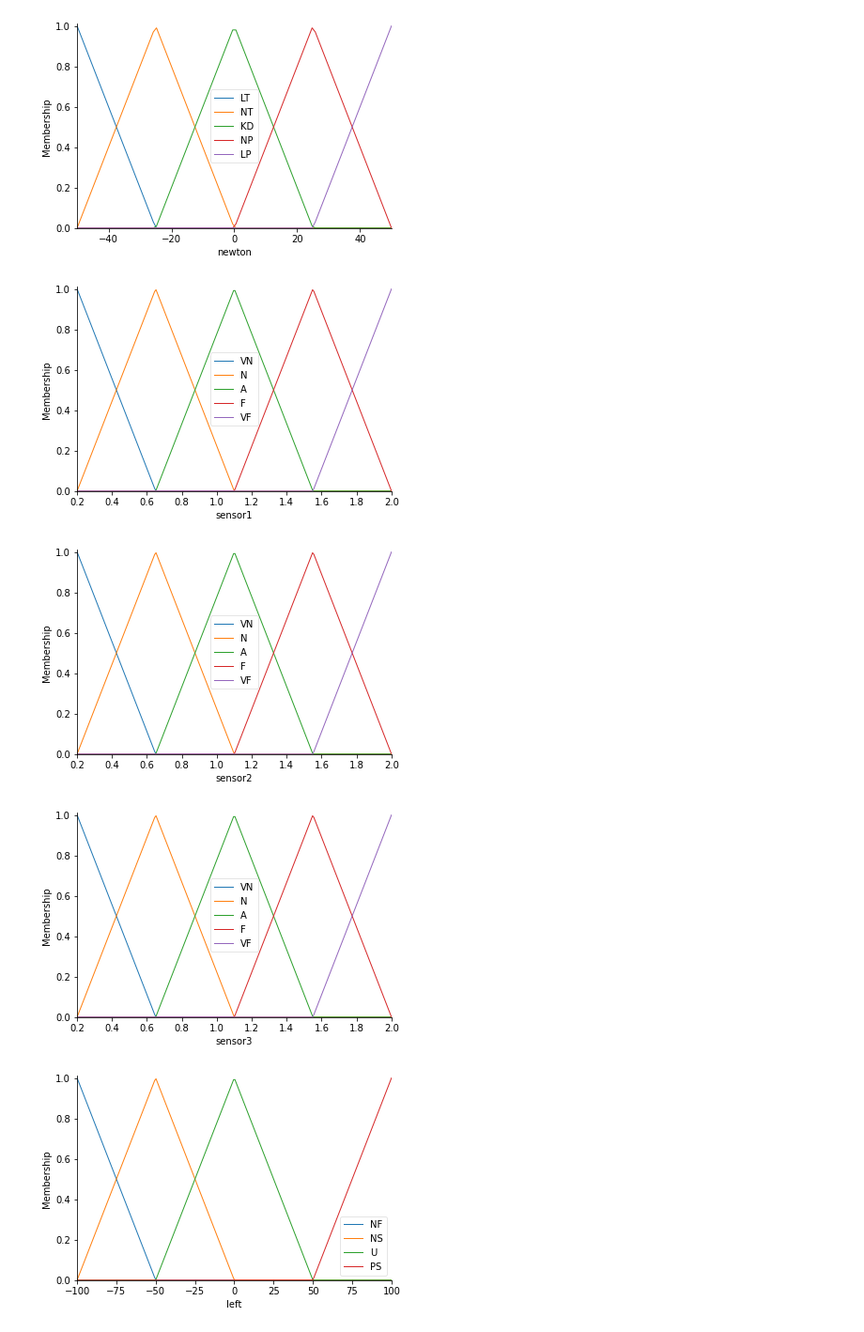
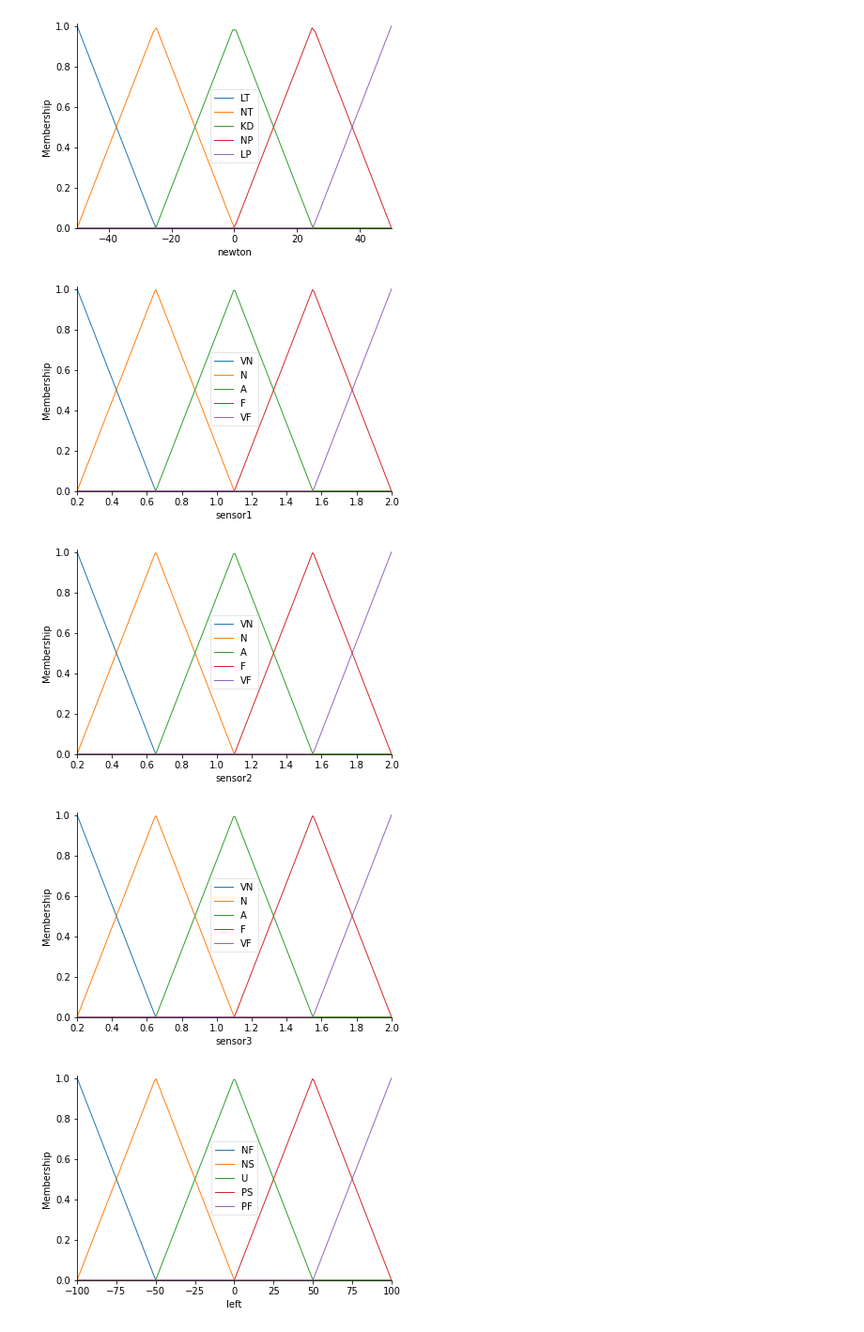
Before and after one commit to NguyenHoang127/AI_Exercise_2, a Jupyter notebook: Exercise_Fuzzy_AI_Adaptive_Neural_Fuzzy_20146195_Doan_Nguyen_Hoang.ipynb, the cells around one changed output. Shown at 94% size. Drawn from its saved outputs; the diff is of its cells as text; code cells hidden in the pictures.

```diff
--- a/Exercise_Fuzzy_AI_Adaptive_Neural_Fuzzy_20146195_Doan_Nguyen_Hoang.ipynb
+++ b/Exercise_Fuzzy_AI_Adaptive_Neural_Fuzzy_20146195_Doan_Nguyen_Hoang.ipynb
@@ -155,7 +155,7 @@ rule4 = ctrl.Rule(antecedent=((anpha['LP']&daoham['0'])|(anpha['LN']&daoham['1']
                               ,consequent=newton['LT'],label = 'tacdonglucLonTuTraiQua')
 
 system = ctrl.ControlSystem(rules = [rule0,rule1,rule2,rule3,rule4])
-sim = ctrl.ControlSystemSimulation(system,flush_after_run=180180+1)
+sim = ctrl.ControlSystemSimulation(system,flush_after_run=180*180+1)
 
 upsampled = np.linspace(-90,90,180)
 x,y = np.meshgrid(upsampled,upsampled)
@@ -210,36 +210,107 @@ sensor2 = ctrl.Antecedent(data_sensor,'sensor2') #Bên trái robot
 sensor3 = ctrl.Antecedent(data_sensor,'sensor3') #Bên phải robot
 
 left = ctrl.Consequent(data_velocity,'left')
 right = ctrl.Consequent(data_velocity,'right')
 
 # Vẽ Membership tự động
 input_data = ['VN','N','A','F','VF'] #Very_Near - Near - Average - Far - Very Far
-output_data = ['NF','NS','U','PS','PS'] #Negative_Fast - Negative_Slow - Unchanged - Positive_Slow - Positive_Fast
+output_data = ['NF','NS','U','PS','PF'] #Negative_Fast - Negative_Slow - Unchanged - Positive_Slow - Positive_Fast
 
 sensor1.automf(names = input_data)
 sensor2.automf(names = input_data)
 sensor3.automf(names = input_data)
 
 left.automf(names = output_data)
 right.automf(names = output_data)
 
 #Xây dựng luật
-rule0 = ctrl.Rule(antecedent=((sensor1['LN']&daoham['-2'])|(sensor1['N']&daoham['-2'])
-                              |(sensor1['LN']&daoham['-1'])|(sensor1['LN']&daoham['0']))
-                              ,consequent=newton['LP'],label = 'tacdonglucLonTuPhaiQua')
+rule0 = ctrl.Rule(antecedent=((sensor1['VN']&sensor2['VN']&sensor3['VN'])|(sensor1['N']&sensor2['N']&sensor3['N']))
+                              ,consequent=((left['NF']),(right['NF'])),label = 'Di_Lui_Nhanh')
 
+rule1 = ctrl.Rule(antecedent=((sensor1['N']&sensor2['N']&sensor3['F'])|(sensor1['N']&sensor2['N']&sensor3['VF'])|
+                              (sensor1['N']&sensor2['N']&sensor3['A'])|(sensor1['N']&sensor2['F']&sensor3['F'])
+                              |(sensor1['N']&sensor2['A']&sensor3['F'])|(sensor1['N']&sensor2['F']&sensor3['A']))
+                              ,consequent=((left['PS']),(right['NS'])),label = 'Quay_Phai_Cham')
+
+rule2 = ctrl.Rule(antecedent=((sensor1['VN']&sensor2['VN']&sensor3['VF'])|(sensor1['VN']&sensor2['VN']&sensor3['VF'])|
+                              (sensor1['VN']&sensor2['VN']&sensor3['A'])|(sensor1['VN']&sensor2['F']&sensor3['F'])
+                              |(sensor1['VN']&sensor2['A']&sensor3['F'])|(sensor1['VN']&sensor2['F']&sensor3['A']))
+                              ,consequent=((left['PF']),(right['NF'])),label = 'Quay_Phai_Nhanh')
+
+rule3 = ctrl.Rule(antecedent=((sensor1['N']&sensor2['F']&sensor3['N'])|(sensor1['N']&sensor2['VF']&sensor3['N'])
+                              |(sensor1['N']&sensor2['A']&sensor3['N'])|(sensor1['F']&sensor2['F']&sensor3['N'])
+                              |(sensor1['F']&sensor2['A']&sensor3['N'])|(sensor1['A']&sensor2['F']&sensor3['N']))
+                              ,consequent=((left['NS']),(right['PS'])),label = 'Quay_Trai_Cham')
+
+rule4 = ctrl.Rule(antecedent=((sensor1['VN']&sensor2['F']&sensor3['VN'])|(sensor1['VN']&sensor2['VF']&sensor3['VN'])
+                              |(sensor1['VN']&sensor2['A']&sensor3['VN'])|(sensor1['F']&sensor2['F']&sensor3['VN'])
+                              |(sensor1['F']&sensor2['A']&sensor3['VN'])|(sensor1['A']&sensor2['F']&sensor3['VN']))
+                              ,consequent=((left['NF']),(right['PF'])),label = 'Quay_Trai_Nhanh')
+
+rule5 = ctrl.Rule(antecedent=((sensor1['VN']&sensor2['F']&sensor3['VN'])|(sensor1['VN']&sensor2['VF']&sensor3['VN'])
+                              |(sensor1['VN']&sensor2['A']&sensor3['VN']))
+                              ,consequent=((left['NS']),(right['NS'])),label = 'Di_Lui_Cham')
+
+rule6 = ctrl.Rule(antecedent=((sensor1['VF']&sensor2['VF']&sensor3['VF']))
+                              ,consequent=((left['PF']),(right['PF'])),label = 'Di_Tien_Nhanh')
+
+rule7 = ctrl.Rule(antecedent=((sensor1['F']&sensor2['F']&sensor3['F'])|(sensor1['F']&sensor2['F']&sensor3['A'])
+                              |(sensor1['F']&sensor2['A']&sensor3['F'])|(sensor1['A']&sensor2['F']&sensor3['F'])
+                              |(sensor1['VF']&sensor2['F']&sensor3['VF'])|(sensor1['F']&sensor2['VF']&sensor3['VF'])
+                              |(sensor1['A']&sensor2['F']&sensor3['A'])|(sensor1['VF']&sensor2['F']&sensor3['F'])
+                              |(sensor1['F']&sensor2['VF']&sensor3['F'])|(sensor1['F']&sensor2['F']&sensor3['VF'])
+                              |(sensor1['VF']&sensor2['F']&sensor3['A'])|(sensor1['A']&sensor2['F']&sensor3['VF'])
+                              |(sensor1['F']&sensor2['VF']&sensor3['A'])|(sensor1['F']&sensor2['A']&sensor3['VF'])
+                              |(sensor1['VF']&sensor2['A']&sensor3['F'])|(sensor1['A']&sensor2['VF']&sensor3['F'])
+                              |(sensor1['VF']&sensor2['VF']&sensor3['A'])|(sensor1['VF']&sensor2['A']&sensor3['VF'])
+                              |(sensor1['A']&sensor2['VF']&sensor3['VF'])|(sensor1['VF']&sensor2['A']&sensor3['A'])
+                              |(sensor1['A']&sensor2['A']&sensor3['VF'])|(sensor1['A']&sensor2['VF']&sensor3['A']))
+                              ,consequent=((left['PS']),(right['PS'])),label = 'Di_Tien_Cham')
 
 #Hiển Thị Kết Quả
 sensor1.view()
 sensor2.view()
 sensor3.view()
 
 left.view()
 right.view()
 
-#Rule
+system = ctrl.ControlSystem(rules = [rule0,rule1,rule2,rule3,rule4,rule5,rule6,rule7])
+sim = ctrl.ControlSystemSimulation(system,flush_after_run=240*240+1)
+
+upsampled = np.linspace(0,0.2,240)
+x,y = np.meshgrid(upsampled,upsampled)
+z = zeros_like(x)
+n = zeros_like(x)
+
+for i in range(240):
+  for j in range(240):
+    sim.input['sensor1'] = x[i,j]
+    sim.input['sensor2'] = y[i,j]
+    sim.input['sensor3'] = y[i,j]
+    sim.compute()
+    z[i,j]=sim.output['left']
+    n[i,j]=sim.output['right']
+
+
+import matplotlib.pyplot as plt
+from mpl_toolkits.mplot3d import Axes3D
+
+fig = plt.figure(figsize=(8,8))
+ax = fig.add_subplot(111,projection='3d')
+#Vẽ ra bề mặt điều khiển
+suf = ax.plot_surface(x,y,z,rstride=1,cstride=1,cmap='viridis',linewidth=0.4,antialiased=True)
+
+
+#Vẽ 3 hình chiếu lên trên mặt phẳng bề mặt điều khiển
+
+cset = ax.contour(x,y,z,zdir='m',offset =9,cmap='viridis',anpha=0.5)
+cset = ax.contour(x,y,z,zdir='x',offset =11,cmap='viridis',anpha=0.5)
+cset = ax.contour(x,y,z,zdir='y',offset =11,cmap='viridis',anpha=0.5)
+
+ax.view_init(50,200)
 # %% [output]
 [figure]
 [figure]
 [figure]
-[figure, old version]
+[figure, new version]
```
Also changed, not shown: parts of 2 cells of this notebook.
